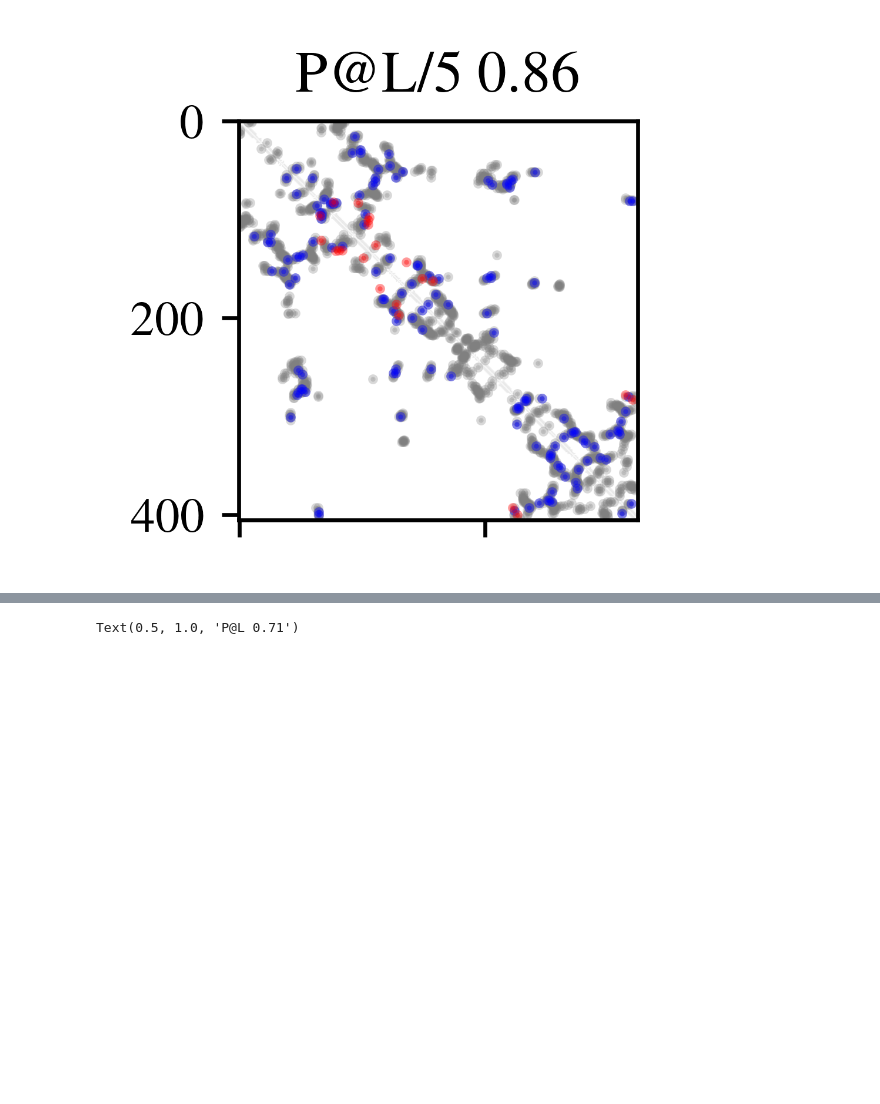
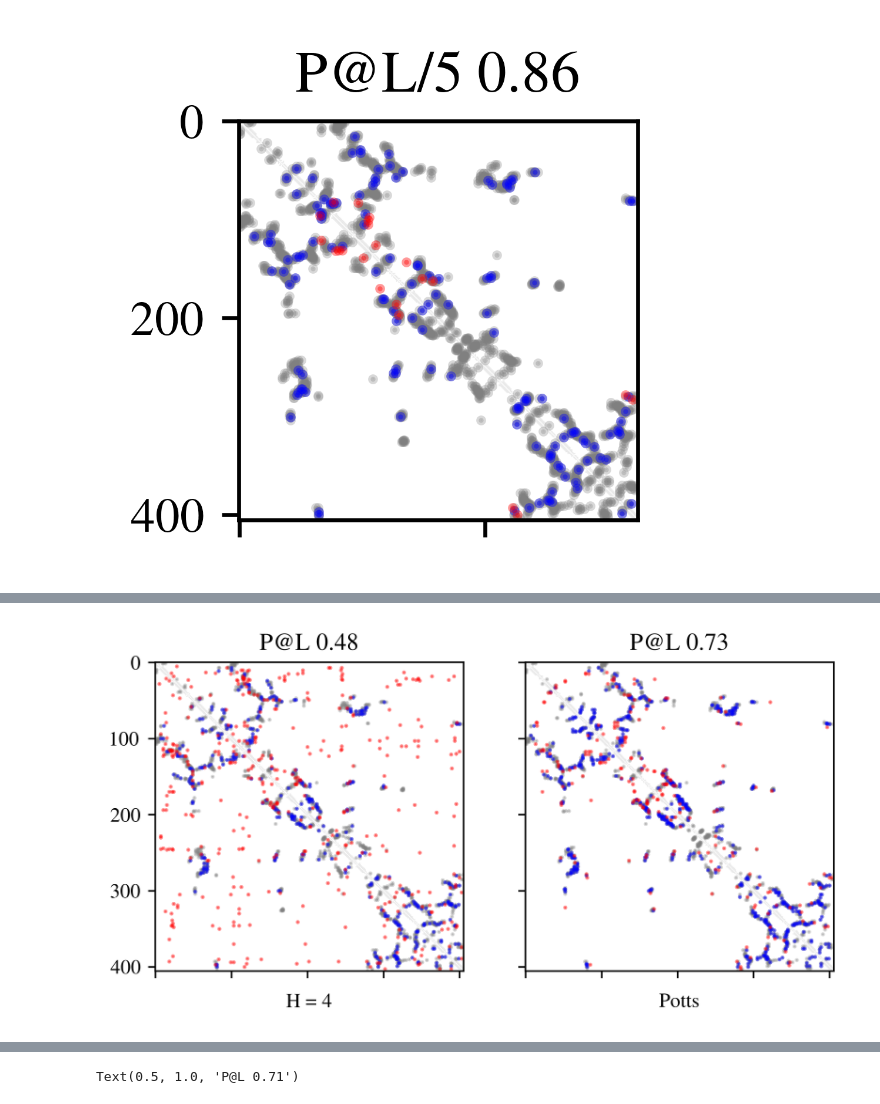
Before and after one commit to songlab-cal/factored-attention, a Jupyter notebook: plot_contacts_for_run_fig2.ipynb, the cells around one changed output, grey strips where cells are left out. Saved outputs shown, nothing was run; the diff lists cells and outputs as text; code cells hidden in the pictures; blank space fills up the shorter version.

```diff
--- a/plot_contacts_for_run_fig2.ipynb
+++ b/plot_contacts_for_run_fig2.ipynb
@@ -70,0 +81,40 @@ plt.savefig('contact_potts_3n2a_1_A.pdf', dpi=600, bbox_inches="tight")
+# %%
+# 4 heads 3n2a
+entity, project, run_id = 'proteins/iclr2021-rebuttal/tsajgbe0'.split('/')
+fatt_3n2a_run_id = run_id
+run = api.run(f"{entity}/{project}/{run_id}")
+sd = download_statedict(run_id, dest='fatt.h5')
+
+hparams = {}
+hparams['msa_length'] = run.config['msa_length']
+hparams['num_seqs'] = run.config['num_seqs']
+hparams['num_attention_heads'] = run.config['num_attention_heads']
+hparams['attention_head_size'] = run.config['attention_head_size']
+hparams['true_contacts'] = torch.ones([hparams['msa_length'], hparams['msa_length']])
+model = fatt_model(**hparams)
+
+model.load_state_dict(torch.load(sd))
+fatt_3n2a = model
+# %%
+# subplot with 3n2a figures, p@L
+
+fig, ax = plt.subplots(figsize=(6, 6/2.0), ncols=2, dpi=600, sharey=True, sharex=True)
+
+point_size = 1
+cutoff=1
+
+cur_ax = ax[0]
+plot_colored_preds_on_trues(apc(fatt_3n2a.get_contacts()), fatt_3n2a._true_contacts, point_size=point_size, cutoff=cutoff, ax=cur_ax)
+cur_ax.set_title(f"P@L {fatt_3n2a.get_precision(do_apc=True, cutoff=cutoff):.2f}")
+cur_ax.set_xlabel('H = 4')
+cur_ax.set_xticklabels([])
+
+cur_ax = ax[1]
+plot_colored_preds_on_trues(apc(potts_3n2a.get_contacts()), potts_3n2a._true_contacts, point_size=point_size, cutoff=cutoff, ax=cur_ax)
+cur_ax.set_title(f"P@L {potts_3n2a.get_precision(do_apc=True, cutoff=cutoff):.2f}")
+cur_ax.set_xlabel('Potts')
+cur_ax.set_xticklabels([])
+
+plt.savefig('contact_maps_3n2a_p_L.pdf', dpi=600, bbox_inches="tight", pad_inches=0.1)
+# %% [output]
+[figure, added]
```
Also changed, not shown: parts of 4 cells of this notebook, 1 other file.
